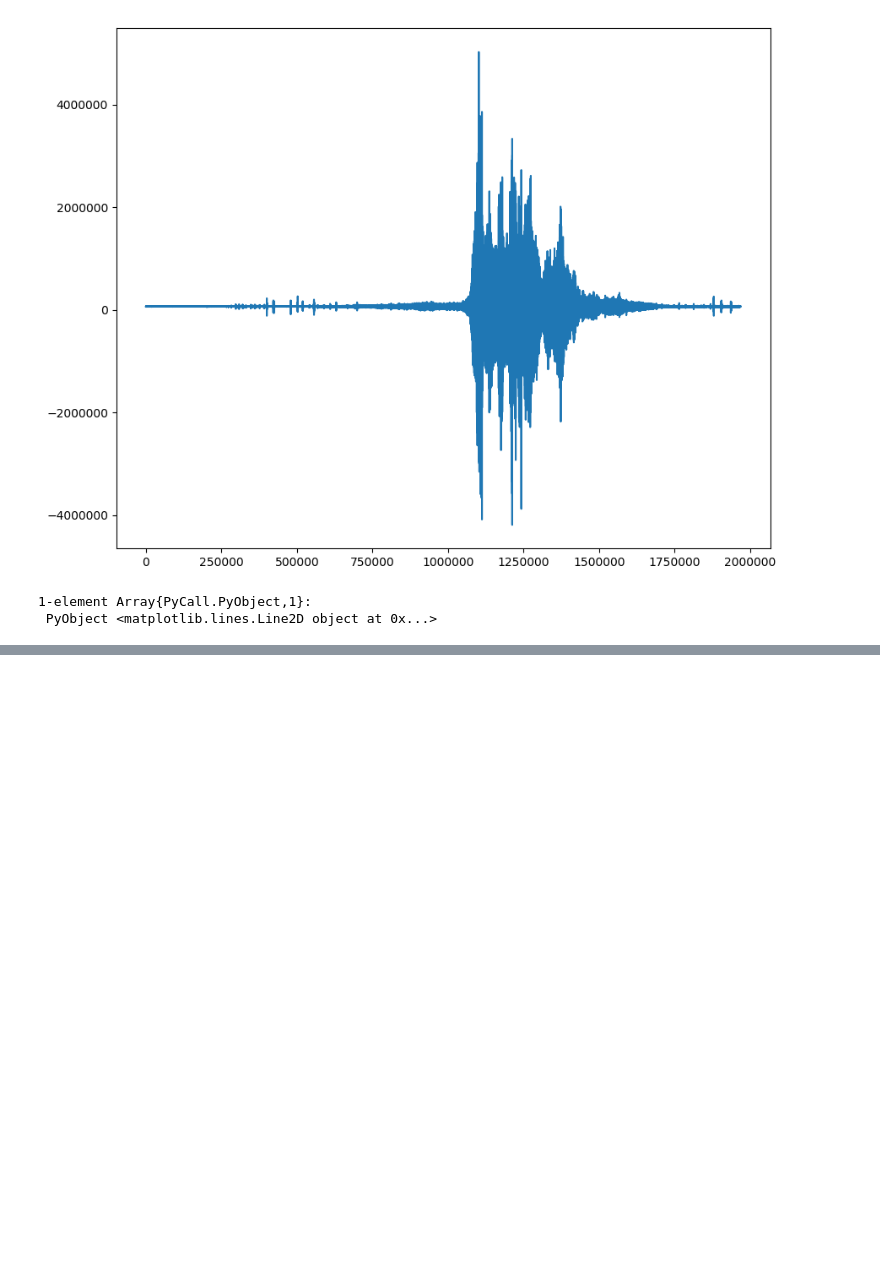
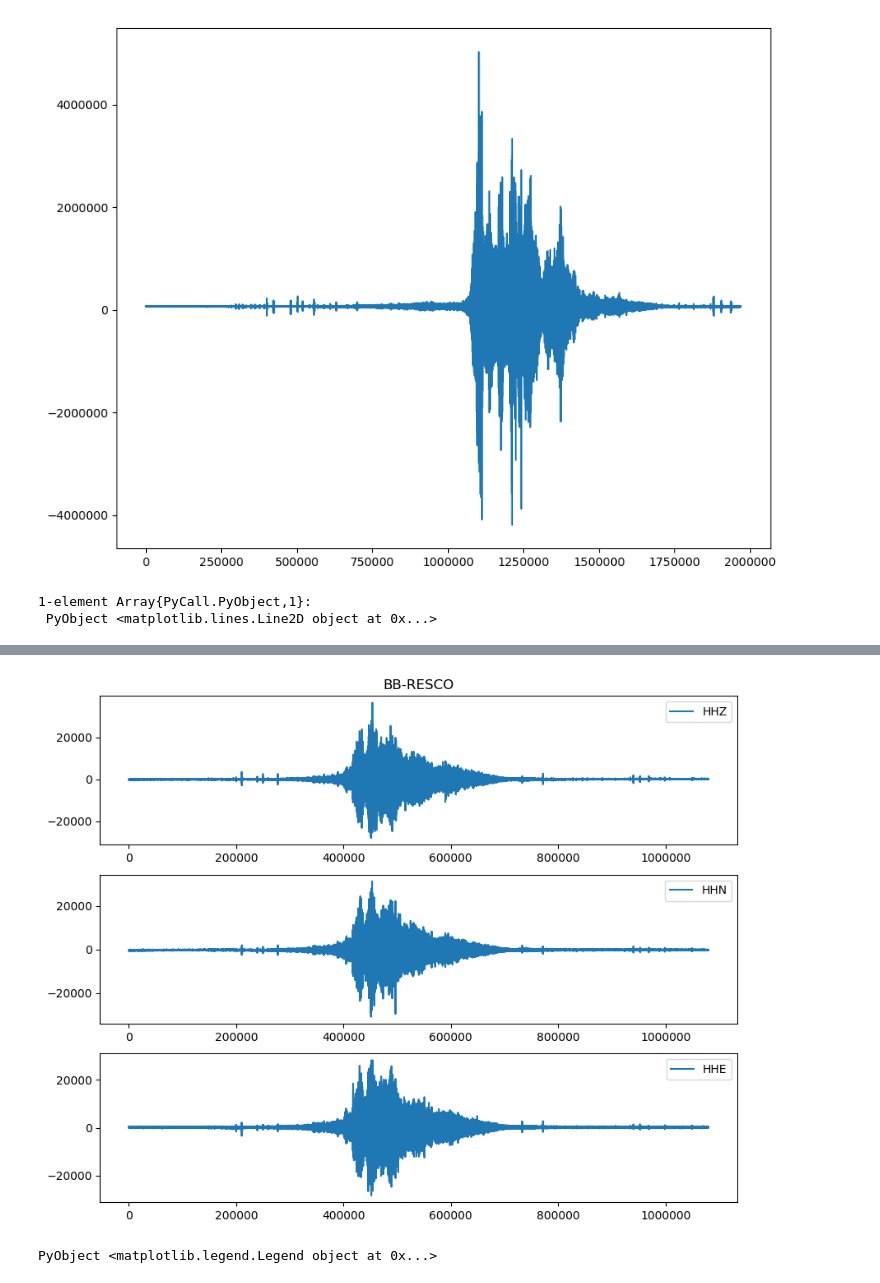
Before and after one commit to vhmar/Lahar-Events-2018, a Jupyter notebook: Lahar-2018-07-15-Ju.ipynb, the cells around one changed output, grey strips where cells are left out. Drawn from its saved outputs; the diff is of its cells as text; code cells hidden in the pictures; blank space fills up the shorter version.

```diff
--- a/Lahar-2018-07-15-Ju.ipynb
+++ b/Lahar-2018-07-15-Ju.ipynb
@@ -70,0 +130,2 @@ RasMt = welch_pgram(RasFil,fs=200,2048);
+# %%
+bb = SAC.read_wild("UC.MNGR.20180715-Trim0*.sac")
@@ -70,0 +150,15 @@ RasMt = welch_pgram(RasFil,fs=200,2048);
+# %%
+fig = figure(figsize=(10,8))
+subplot(3,1,1)
+plot(bb[1][4].t,label=bb[1][4].kcmpnm[1:3])
+legend(loc="best")
+title("BB-RESCO")
+subplot(3,1,2)
+plot(bb[1][1].t,label=bb[1][1].kcmpnm[1:3])
+legend(loc="best")
+subplot(3,1,3)
+plot(bb[1][3].t,label=bb[1][3].kcmpnm[1:3])
+legend(loc="best")
+# %% [output]
+[figure, added]
+PyObject <matplotlib.legend.Legend object at 0x...>
```
Also changed, not shown: parts of 15 cells of this notebook, 13 other files.
